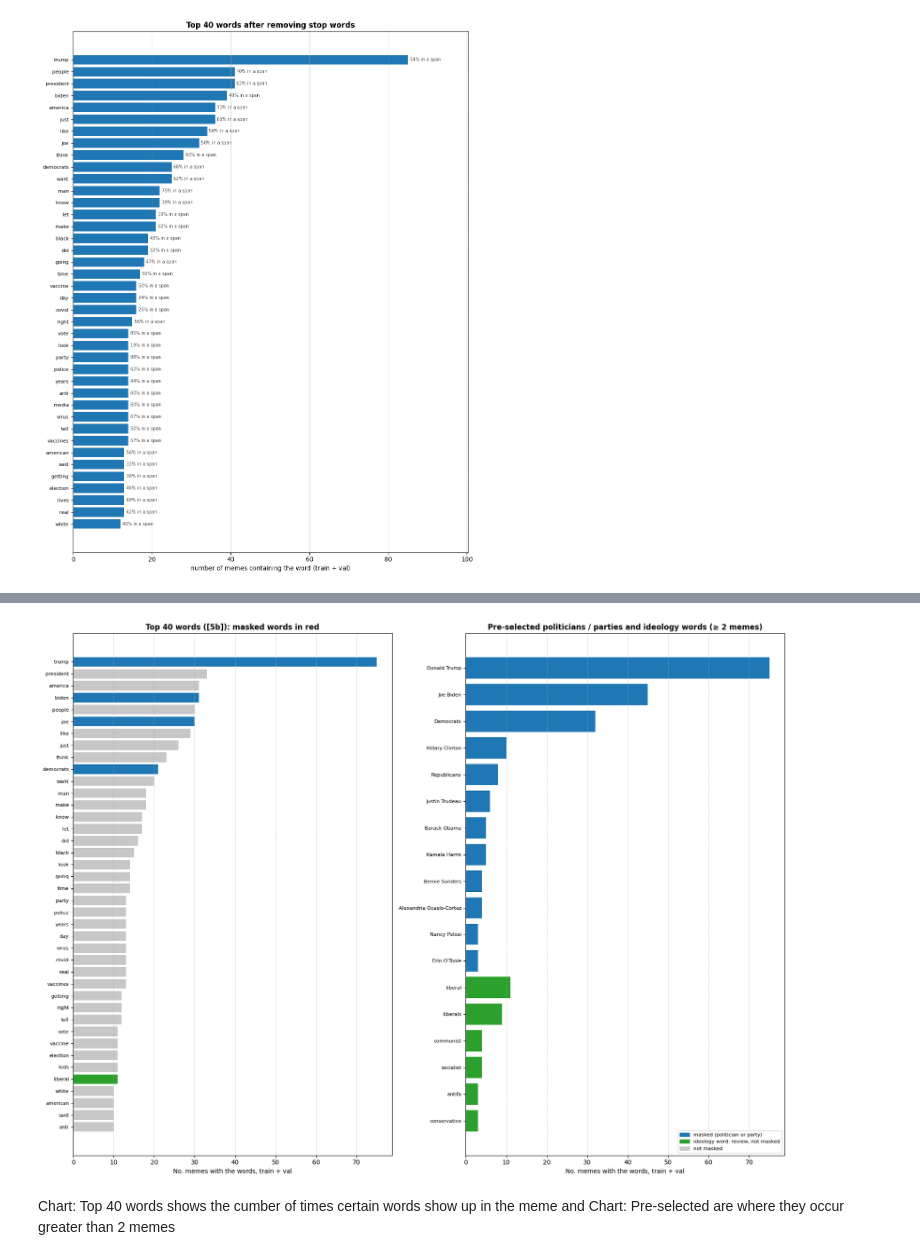
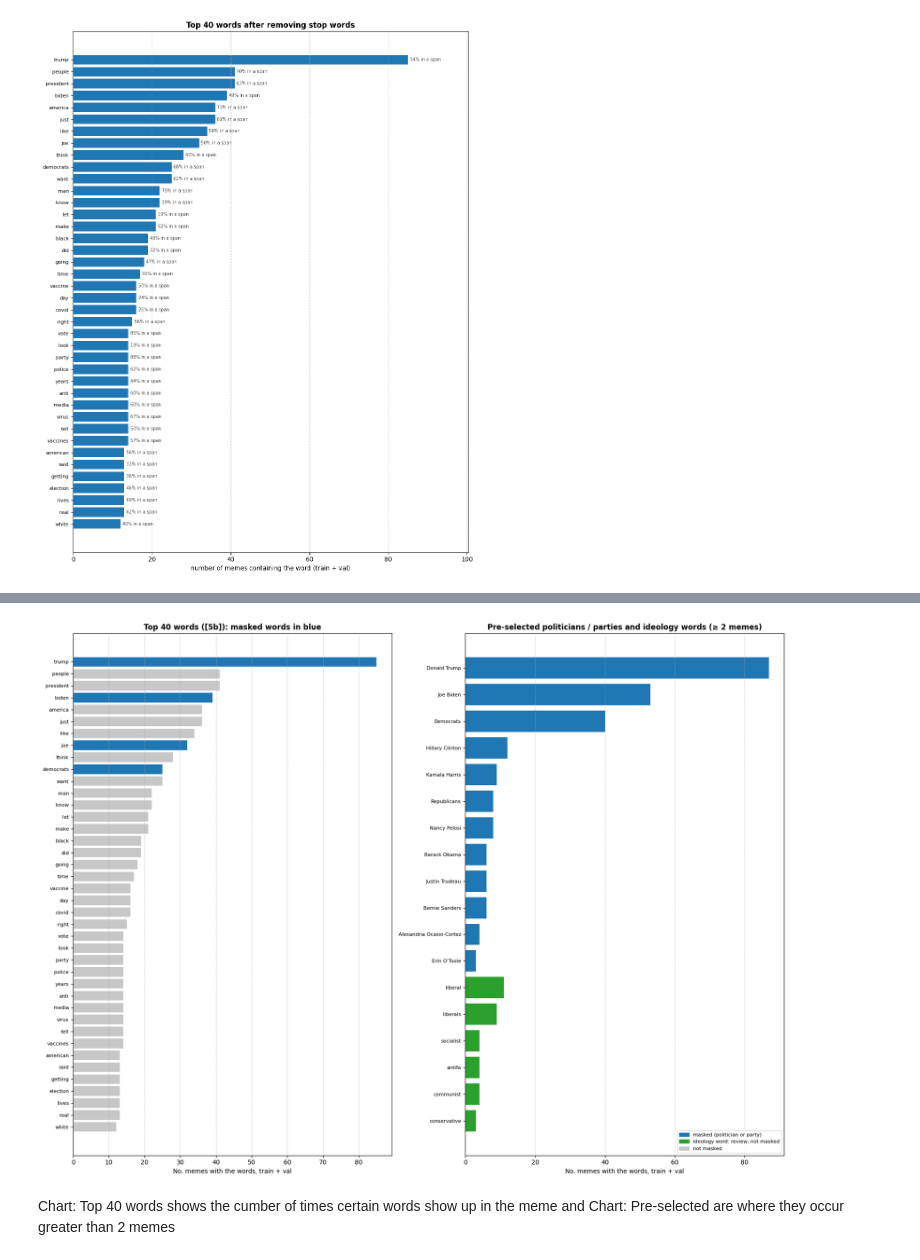
Before and after one commit to PetersGithubCode/DL-2026-A2, a Jupyter notebook: assignment_2-latest.ipynb, the cells around one changed output, grey strips where cells are left out. Drawn from its saved outputs; the diff is of its cells as text; code cells hidden in the pictures.

```diff
--- a/assignment_2-latest.ipynb
+++ b/assignment_2-latest.ipynb
@@ -171,9 +162,20 @@ Total entries in df_part_a: 688
 # %% [markdown]
 ### [2] load data: training_set_task2.txt into df_part_b
+# %%
+# Load Task 2 JSON: training set + dev set joined into one training pool
+with open("training_set_task2.txt", "r", encoding="utf-8") as f:
+    data_train = json.load(f)
+with open("dev_set_task2.txt", "r", encoding="utf-8") as f:
+    data_dev = json.load(f)
+
+#one dev meme repeats a training meme word for word: keep only the training copy
+train_texts = {m["text"].strip() for m in data_train}
+dev_new = [m for m in data_dev if m["text"].strip() not in train_texts]
+data = data_train + dev_new
+print(f"training {len(data_train)} + dev {len(dev_new)} "
+      f"({len(data_dev) - len(dev_new)} duplicate dropped) = {len(data)} memes")
 # %%
-# Load Task 2 JSON
-with open("training_set_task2.txt", "r", encoding="utf-8") as f:
-    data = json.load(f)
+
 
 # Extract unique techniques and construct class mappings
 unique_techniques = set(label["technique"] for item in data for label in item.get("labels", []))
@@ -574,8 +585,8 @@ if "results_scores" not in globals():
 # %%
-#[3] load training_set_task2.txt and build the document labels from the spans
+#[3] load training set and build the document labels from the spans
 
-with open("training_set_task2.txt", "r", encoding="utf-8") as f:
-    data_task2 = json.load(f)
+#the training_set_task2.txt and dev_set_task2.txt are joined because the dev_set_task2.txt only has
+data_task2 = data          #training + dev, joined in the "Load Task 2 JSON" cell
 
 df2 = pd.DataFrame(data_task2)
 df2["id"] = df2["id"].astype(str)
@@ -913,17 +930,10 @@ plt.show()
 # %%
 #[5d] pre-select the words to mask: names that identify a political side - that the meme is about, not frequent words
-#rule, fixed before training: a politician or party in NAME_GROUPS is masked if it appears in at least MIN_MEMES
-#train+val memes ([5b]) then all of its words are then masked together, so "Bernie Sanders" never becomes "<mask> Sanders".
-
-# It is important that ideology words are listed for review but not masked by default, because they can form the technique itself
-#for example ("liberal" used as an insult = Name calling). Words that are the evidence to a technique ("Hitler", "Nazi" ->
-#Reductio ad hitlerum) should not be masked. Memes are mostly in capitals, so names cannot be found reliably from
-#capitalisation or POS tags: a declared list is used instead.
 
 MIN_MEMES = 2                      #ignore politicians / parties seen in only one meme
 INCLUDE_IDEOLOGY = False           #True = mask the ideology words as well
 
-#groups that can be masked
+#masked words grouped into Named groups such as "Donald Trump": "donald", "trump". As not always is it clearly defined in a meme (could be Donald, could be Trump ect)
 NAME_GROUPS = {                    #US / Canadian politicians and parties -> every word that refers to them
     "Donald Trump": ["donald", "trump"], "Joe Biden": ["joe", "biden"], "Barack Obama": ["barack", "obama"],
     "Hillary Clinton": ["hillary", "clinton"], "Kamala Harris": ["kamala", "harris"],
@@ -933,12 +943,13 @@ NAME_GROUPS = {                    #US / Canadian politicians and parties -> eve
     "Erin O'Toole": ["erin", "toole"], "Andrew Scheer": ["scheer"],
     "Democrats": ["democrat", "democrats", "dem", "dems"], "Republicans": ["republican", "republicans", "gop"]}
 
+#these are the words that are connected to a technique that reflect the ideology of the condidate
 IDEOLOGY_CANDIDATES = {"liberal", "liberals", "leftist", "leftists", "conservative", "conservatives", "maga", "antifa",
                        "socialist", "socialists", "communist", "communists", "libtard", "libtards"}
 
-NEVER_MASK = {"hitler", "nazi", "nazis"}    #not to mask
+NEVER_MASK = {"hitler", "nazi", "nazis"}    #not to mask as useful for some techiques such as "Reductio ad hitlerum"
 
-#Keyword in context: to k memes showing one of the words, to check that e.g. "joe" really is the politician.
+#Keyword is in context: k memes showing one of the words, to check that for instance: "joe" really is the politician.
 def contexts(words, k=2, width=35):
     hits = content[content["word"].isin(words)].drop_duplicates("id").head(k)
     out = [" ".join(("…" + r.text[max(0, r.start - width): r.start + len(r.word) + width] + "…").split())
@@ -954,12 +965,12 @@ def summarise(words):
             "most common technique around it": techs.value_counts().index[0] if len(techs) else "—"}
 
 
-#organise as group: politicians / parties: counted as a group, selected as a group
+#organise as group: politicians / parties, counted as a group, selected as a group
 groups = pd.DataFrame({g: summarise(ws) for g, ws in NAME_GROUPS.items()}).T.infer_objects()
 groups = groups[groups["memes"] >= MIN_MEMES].sort_values("memes", ascending=False)
 groups["mask?"] = "yes"
 
-#ideology words: counted one by one, listed for review
+#ideology words: counted one by one, highlighted for review but not masked
 ideology = [w for w in IDEOLOGY_CANDIDATES - NEVER_MASK if w in word_counts.index and word_counts.loc[w, "memes"] >= MIN_MEMES]
 idy = (pd.DataFrame({w: summarise([w]) for w in ideology}).T.infer_objects().sort_values("memes", ascending=False)
         if ideology else pd.DataFrame())
@@ -1002,7 +1013,7 @@ axes[0].barh(
     ]
 )
 axes[0].set_title(
-    f"Top {TOP_N} words ([5b]): masked words in red",
+    f"Top {TOP_N} words ([5b]): masked words in blue",
     fontsize=12,
     fontweight="bold"
 )
@@ -1025,34 +1036,34 @@ for ax in axes:
     ax.set_xlabel(
         "No. memes with the words, train + val"
     )
     ax.tick_params(
         axis="y",
         labelsize=8
     )
     ax.grid(
         axis="x",
         linestyle="--",
         alpha=0.6
     )
 
 axes[1].legend(
     handles=[
         plt.Rectangle((0, 0), 1, 1, color=c)
         for c in ["#1f77b4", "#2ca02c", "#c7c7c7"]
     ],
     labels=[
         "masked (politician or party)",
         "ideology word: review, not masked",
         "not masked"
     ],
     fontsize=8,
     loc="lower right"
 )
 
 plt.tight_layout()
 plt.show()
 # %% [output]
-[figure, old version]
+[figure, new version]
 # %% [markdown]
 Chart: Top 40 words shows the cumber of times certain words show up in the meme and Chart: Pre-selected are where they occur greater than 2 memes
 # %%
```
Also changed, not shown: parts of 9 cells of this notebook, 3 other files.
